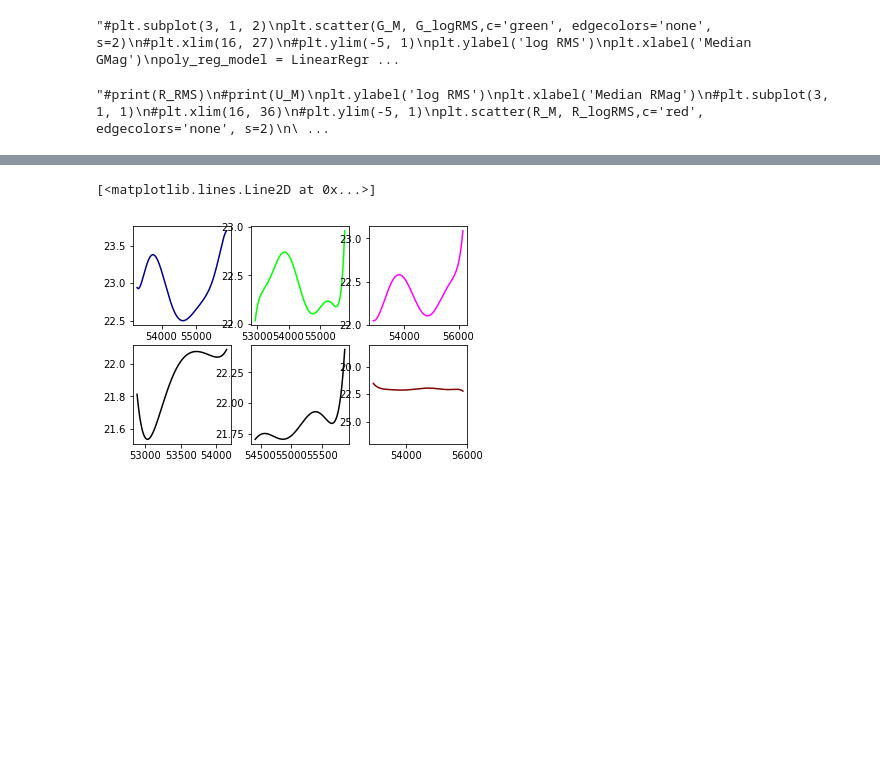
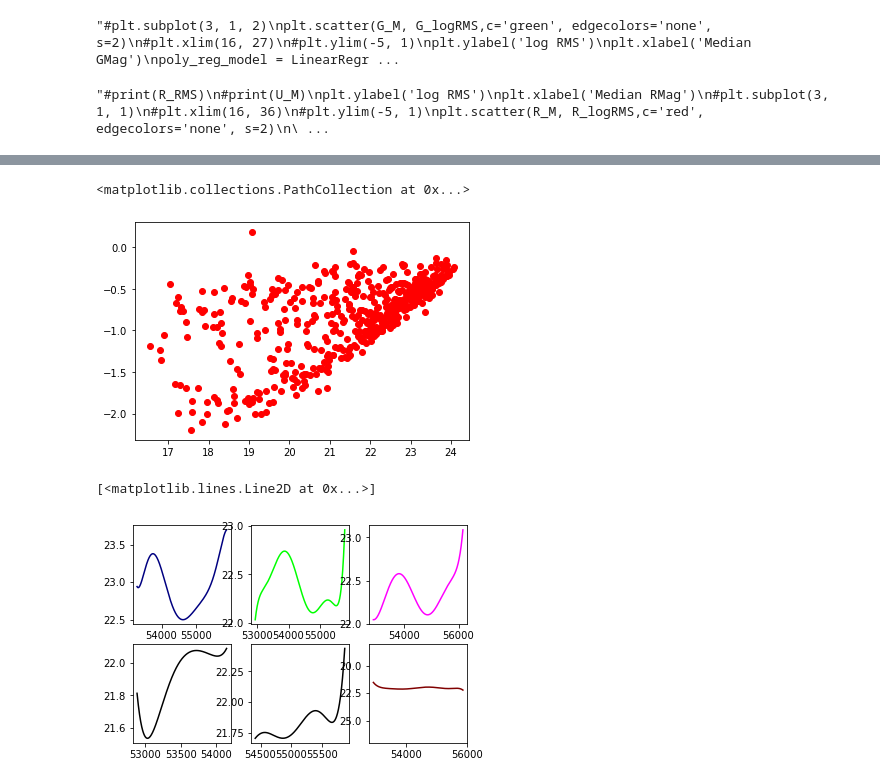
Before and after one commit to arjunshriv/Science-Internsip-Program-, a Jupyter notebook: SIP_RMS_AND_MOVING_MEDIAN.ipynb, the cells around one changed output, grey strips where cells are left out. Drawn from its saved outputs; the diff is of its cells as text; code cells hidden in the pictures; blank space fills up the shorter version.

```diff
--- a/SIP_RMS_AND_MOVING_MEDIAN.ipynb
+++ b/SIP_RMS_AND_MOVING_MEDIAN.ipynb
@@ -735,3 +780,8 @@ df
+# %%
+plt.scatter(R_M, R_logRMS, c = 'r')
+# %% [output]
+<matplotlib.collections.PathCollection at 0x...>
+[figure, added]
 # %%
 """def InitializePlot():
     plt.clf()
```
Also changed, not shown: parts of 7 cells of this notebook.
